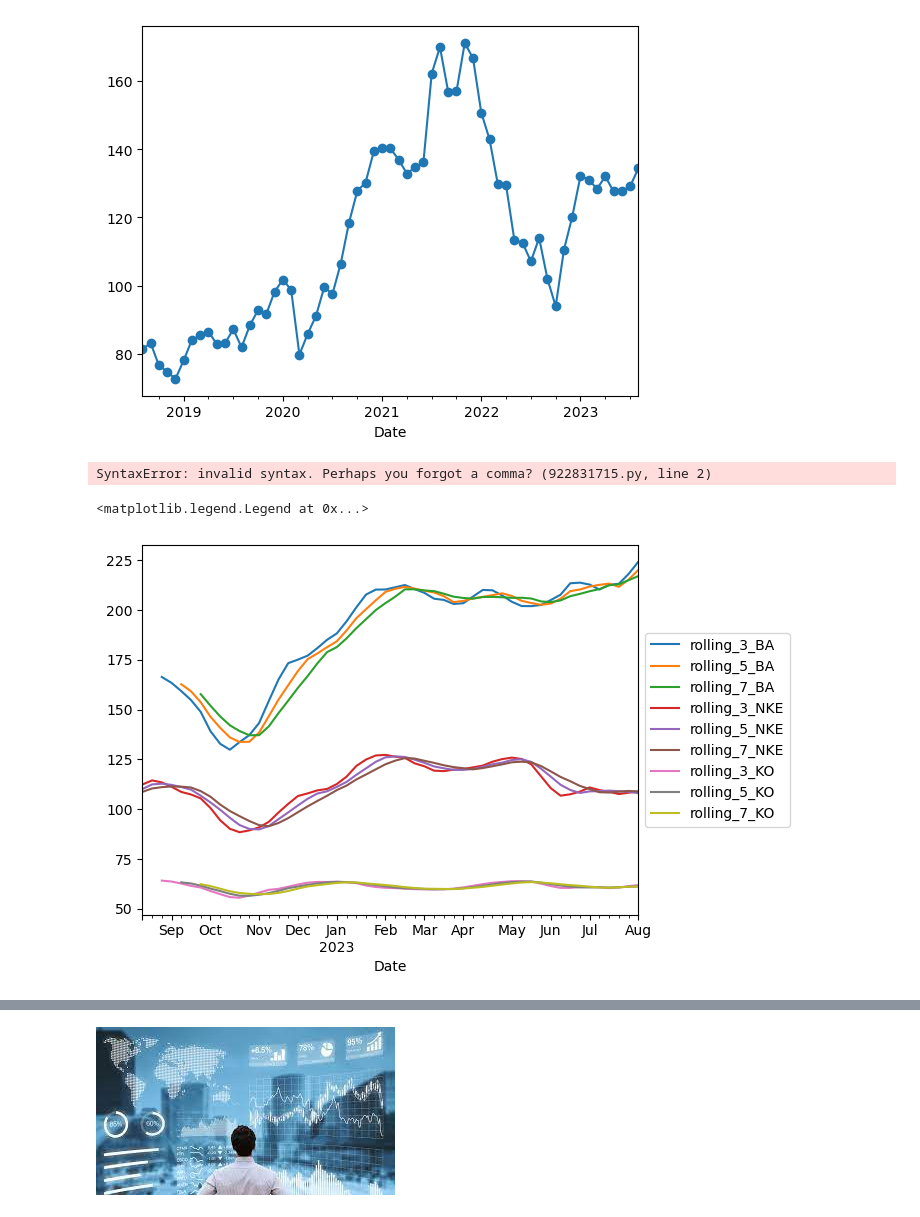
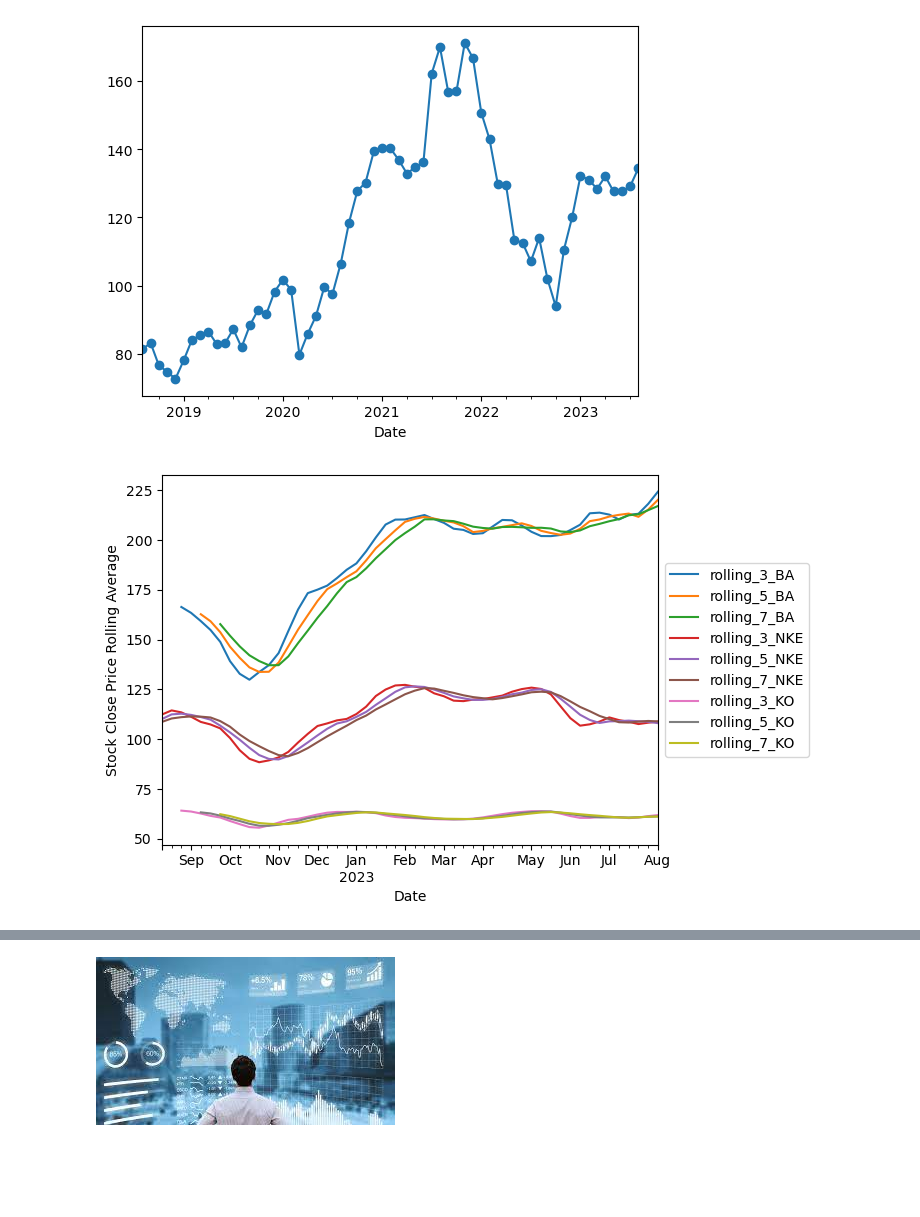
Before and after one commit to annie-carter/Time_series_Stock, a Jupyter notebook: explore_stocks.ipynb, the cells around one changed output, grey strips where cells are left out. Saved outputs shown, nothing was run; the diff lists cells and outputs as text; code cells hidden in the pictures; blank space fills up the shorter version.

```diff
--- a/explore_stocks.ipynb
+++ b/explore_stocks.ipynb
@@ -257,43 +266,55 @@ df_stocks.Close.resample('M').mean().plot(marker='o')
 <Axes: xlabel='Date'>
 [figure]
 # %%
-rolling_df = df_stocks.resample('W').mean().assign(
-    rolling_3 = lambda df_stocks: df_stocks[df_stocks['Symbol'] == 'BA']['Close'].rolling(3).mean()
-    rolling_3 = lambda df_stocks: df_stocks[df_stocks['Symbol'] == 'NKE']['Close'].rolling(3).mean()
-    rolling_3 = lambda df_stocks: df_stocks[df_stocks['Symbol'] == 'KO']['Close'].rolling(3).mean()
-    rolling_5 = lambda df_stocks: df_stocks[df_stocks['Symbol'] == 'BA']['Close'].rolling(5).mean()
-    rolling_5 = lambda df_stocks: df_stocks[df_stocks['Symbol'] == 'NKE']['Close'].rolling(5).mean()
-    rolling_5 = lambda df_stocks: df_stocks[df_stocks['Symbol'] == 'KO']['Close'].rolling(5).mean()
-    rolling_7 = lambda df_stocks: df_stocks[df_stocks['Symbol'] == 'BA']['Close'].rolling(7).mean()
-    rolling_7 = lambda df_stocks: df_stocks[df_stocks['Symbol'] == 'NKE']['Close'].rolling(7).mean()
-    rolling_7 = lambda df_stocks: df_stocks[df_stocks['Symbol'] == 'KO']['Close'].rolling(7).mean()
+# #THIS CODE DID NOT WORK
 
-)
-rolling_df.plot()
-rolling_df.head(20)
+# # Calculate rolling averages for 'BA', 'NKE', and 'KO' with window sizes of 3, 5, and 7 days
+# rolling_df = df_stocks.resample('W').mean().assign(
+#     rolling_3_BA = lambda x: x['Close'][x['Symbol'] == 'BA'].rolling(3).mean(),
+#     rolling_3_NKE = lambda x: x['Close'][x['Symbol'] == 'NKE'].rolling(3).mean(),
+#     rolling_3_KO = lambda x: x['Close'][x['Symbol'] == 'KO'].rolling(3).mean(),
+#     rolling_5_BA = lambda x: x['Close'][x['Symbol'] == 'BA'].rolling(5).mean(),
+#     rolling_5_NKE = lambda x: x['Close'][x['Symbol'] == 'NKE'].rolling(5).mean(),
+#     rolling_5_KO = lambda x: x['Close'][x['Symbol'] == 'KO'].rolling(5).mean(),
+#     rolling_7_BA = lambda x: x['Close'][x['Symbol'] == 'BA'].rolling(7).mean(),
+#     rolling_7_NKE = lambda x: x['Close'][x['Symbol'] == 'NKE'].rolling(7).mean(),
+#     rolling_7_KO = lambda x: x['Close'][x['Symbol'] == 'KO'].rolling(7).mean()
+# )
+
+# # Plotting
+# plt.xlabel('Date')
+# plt.ylabel('Stock Close Price')
+
+# # Plot the rolling averages
+# rolling_df.plot()
+
+# # Add legend and move it to the far right
+# plt.legend(loc='center left', bbox_to_anchor=(1, 0.5))
+
+# # Add ylabel
+# plt.ylabel('Rolling Average')
+
+# plt.show()  # Show the plot
-# %% [output]
-SyntaxError: invalid syntax. Perhaps you forgot a comma? (922831715.py, line 2)
 # %%
-import pandas as pd
-
-# Assuming df_stocks is your DataFrame with columns 'Symbol' and 'close'
-# Assuming 'Date' column is the datetime index
+#This is a graph of rolling average grouped by symbol and resampled by W
 
 # Group by 'Symbol' and resample to weekly frequency while calculating the mean
 weekly_mean_df = df_stocks.groupby('Symbol').resample('W')['Close'].mean()
 
 # Calculate rolling averages for 'BA', 'NKE', and 'KO' with window sizes of 3, 5, and 7 days
 rolling_df = pd.DataFrame()
 for symbol in ['BA', 'NKE', 'KO']:
     for window_size in [3, 5, 7]:
         rolling_avg = weekly_mean_df.loc[symbol].rolling(window_size).mean()
         column_name = f'rolling_{window_size}_{symbol}'
         rolling_df[column_name] = rolling_avg
 
 # Plot the rolling averages
 rolling_df.plot()
 # Add legend and move it to the far right
 plt.legend(loc='center left', bbox_to_anchor=(1, 0.5))
+# Add ylabel
+plt.ylabel('Stock Close Price Rolling Average')
+plt.show()
 # %% [output]
-<matplotlib.legend.Legend at 0x...>
-[figure, old version]
+[figure, new version]
```
Also changed, not shown: parts of 16 cells of this notebook, 1 other file.
